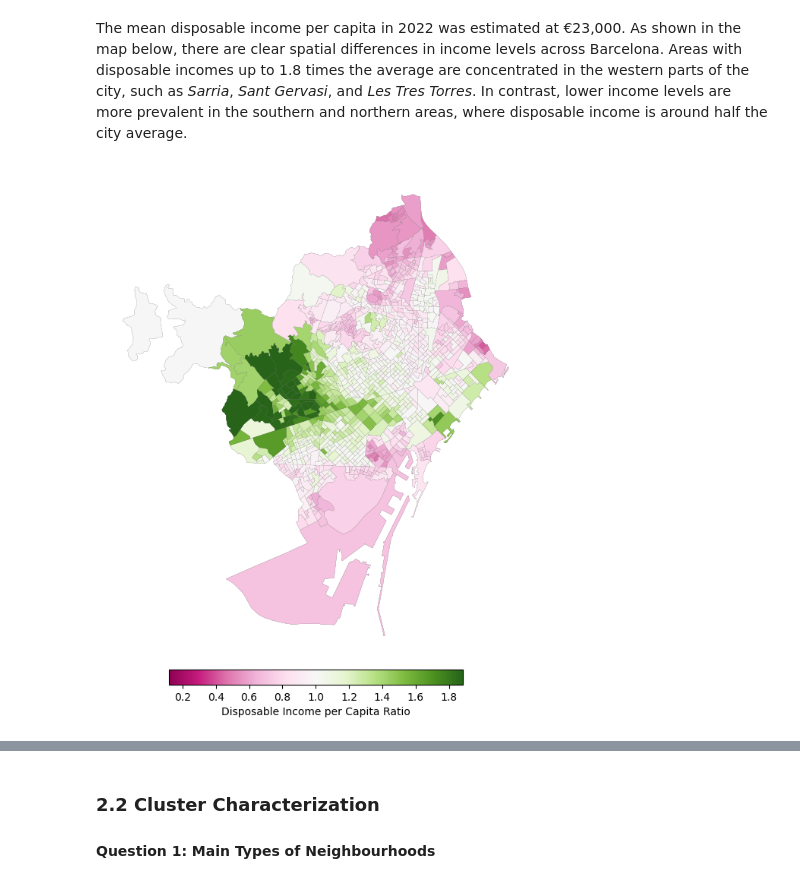
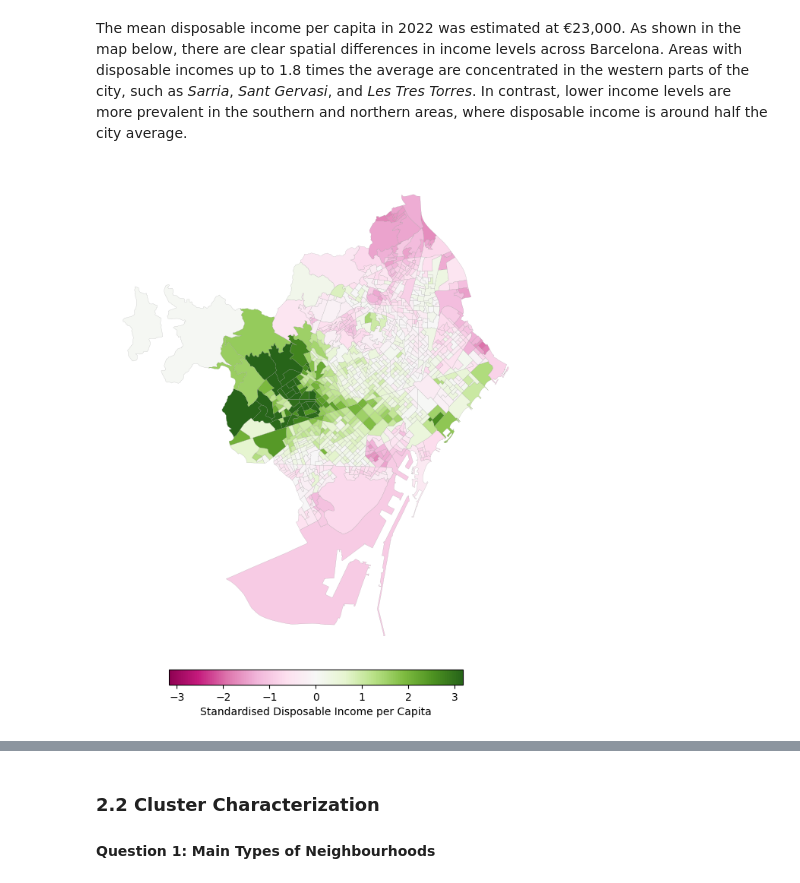
Before and after one commit to sds4sg/spatial-data-science-in-python-juanfonsecaLS1, a Jupyter notebook: 99_assignment/assignment.ipynb, the cells around one changed output, grey strips where cells are left out. Saved outputs shown, nothing was run; the diff lists cells and outputs as text; code cells hidden in the pictures.

```diff
--- a/99_assignment/assignment.ipynb
+++ b/99_assignment/assignment.ipynb
@@ -87,6 +89,17 @@ agg_total_pop = agg_total_pop.rename(columns={"Valor": "total_population"})
 # Summary statistics for the distribution of Nationality and Sex
 desc_nat = agg_nationality.groupby("Nationality")["proportion"].describe()
 
+# Transforming the aggregated nationality dataframe to have one row per census section
+agg_nationality = agg_nationality.pivot_table(
+    index="code_sec",
+    columns="Nationality",
+    values="proportion",
+).reset_index()
+
+# Calculating the standardised values for each nationality as new columns
+for col in ["Spanish", "European (excluding Spain)", "Rest of the world", "Unspecified"]:
+    agg_nationality[col + "_std"] = preprocessing.robust_scale(agg_nationality[[col]])
+
 ## Pre-processing Income data
 ### Creating a field for the join with the spatial data from the district code and seccio censal
 income_bcn["code_sec"] = income_bcn["Codi_Districte"].astype("str").str.rjust(
@@ -102,9 +115,7 @@ avg_income_per_capita = (
     / income_bcn["total_population"].sum()
 )
 
-# Calculating difference of disposable income using the global average and a ratio
-income_bcn["Import_Euros_centred"] = income_bcn["Import_Euros"] - avg_income_per_capita
-income_bcn["Income_Ratio"] = income_bcn["Import_Euros"] / avg_income_per_capita
+income_bcn["Income_std"] = preprocessing.robust_scale(income_bcn[["Import_Euros"]])
 
 # Pre-processing the administrative units data
 # Creating a code for the census areas based on
@@ -120,8 +131,7 @@ join_bcn = join_bcn.merge(
             "code_sec",
             "Nom_Barri",
             "Import_Euros",
-            "Import_Euros_centred",
-            "Income_Ratio",
+            "Income_std",
         ]
     ],
     on="code_sec",
@@ -129,4 +139,4 @@ join_bcn = join_bcn.merge(
 )
 
 # Merge nationality proportions
-join_bcn = join_bcn.merge(agg_nationality, on="code_sec", how="left")
+join_bcn = join_bcn.merge(agg_nationality, on="code_sec", how="left").set_index("code_sec")
@@ -170,18 +190,22 @@ The mean disposable income per capita in 2022 was estimated at €23,000. As sho
 # %%
 # Visualising the spatial distribution of disposable income ratio
 fig, ax = plt.subplots(1, 1, figsize=(10, 10))
 join_bcn.plot(
-    column="Income_Ratio",
+    column="Income_std",
     ax=ax,
     cmap="PiYG",
     edgecolor="gray",  # Borderline color
     linewidth=0.1,  # Borderline width,
     legend=True,
-    norm=colors.CenteredNorm(vcenter=1),
-    legend_kwds={"orientation": "horizontal",
-                 "shrink": 0.5, "pad": 0.02, "label": "Disposable Income per Capita Ratio"},
+    norm=colors.CenteredNorm(vcenter=0),
+    legend_kwds={
+        "orientation": "horizontal",
+        "shrink": 0.5,
+        "pad": 0.02,
+        "label": "Standardised Disposable Income per Capita",
+    },
 )
 ax.set_axis_off()
 # %% [output]
-[figure, old version]
+[figure, new version]
 # %% [markdown]
```
Also changed, not shown: parts of 17 cells of this notebook.
